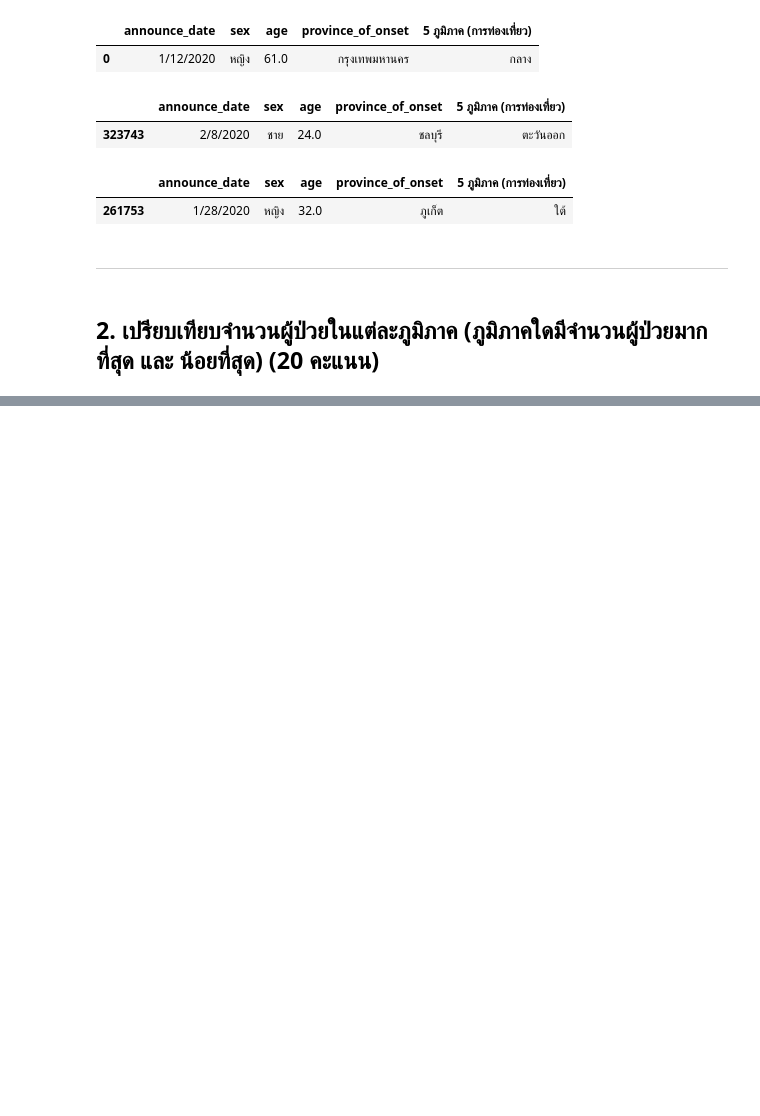
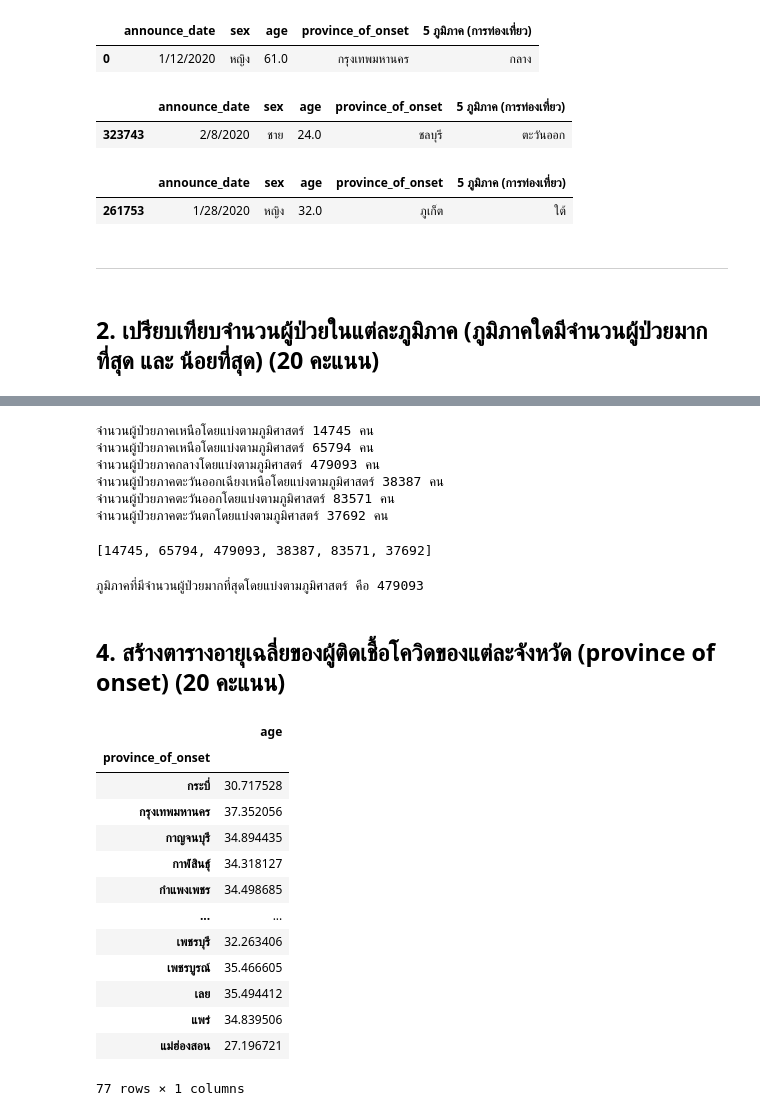
Before and after one commit to 6230204513/data_viz_2022, a Jupyter notebook: BasicPython&DataViz_midterm2022.ipynb, the cells around one changed output, grey strips where cells are left out. Saved outputs shown, nothing was run; the diff lists cells and outputs as text; code cells hidden in the pictures; blank space fills up the shorter version.

```diff
--- a/BasicPython&DataViz_midterm2022.ipynb
+++ b/BasicPython&DataViz_midterm2022.ipynb
@@ -344,0 +449,57 @@ Test4_s.head(1)
+# %%
+north = np.sum(covid_data_on['6 ภูมิภาค (ภูมิศาสตร์)']=='เหนือ')
+print(f'จำนวนผู้ป่วยภาคเหนือโดยแบ่งตามภูมิศาสตร์ {north} คน')
+
+south = np.sum(covid_data_on['6 ภูมิภาค (ภูมิศาสตร์)']=='ใต้')
+print(f'จำนวนผู้ป่วยภาคเหนือโดยแบ่งตามภูมิศาสตร์ {south} คน')
+
+central = np.sum(covid_data_on['6 ภูมิภาค (ภูมิศาสตร์)']=='กลาง')
+print(f'จำนวนผู้ป่วยภาคกลางโดยแบ่งตามภูมิศาสตร์ {central} คน')
+
+northeast = np.sum(covid_data_on['6 ภูมิภาค (ภูมิศาสตร์)']=='ตะวันออกเฉียงเหนือ')
+print(f'จำนวนผู้ป่วยภาคตะวันออกเฉียงเหนือโดยแบ่งตามภูมิศาสตร์ {northeast} คน')
+
+eastern = np.sum(covid_data_on['6 ภูมิภาค (ภูมิศาสตร์)']=='ตะวันออก')
+print(f'จำนวนผู้ป่วยภาคตะวันออกโดยแบ่งตามภูมิศาสตร์ {eastern} คน')
+
+western = np.sum(covid_data_on['6 ภูมิภาค (ภูมิศาสตร์)']=='ตะวันตก')
+print(f'จำนวนผู้ป่วยภาคตะวันตกโดยแบ่งตามภูมิศาสตร์ {western} คน')
+# %% [output]
+จำนวนผู้ป่วยภาคเหนือโดยแบ่งตามภูมิศาสตร์ 14745 คน
+จำนวนผู้ป่วยภาคเหนือโดยแบ่งตามภูมิศาสตร์ 65794 คน
+จำนวนผู้ป่วยภาคกลางโดยแบ่งตามภูมิศาสตร์ 479093 คน
+จำนวนผู้ป่วยภาคตะวันออกเฉียงเหนือโดยแบ่งตามภูมิศาสตร์ 38387 คน
+จำนวนผู้ป่วยภาคตะวันออกโดยแบ่งตามภูมิศาสตร์ 83571 คน
+จำนวนผู้ป่วยภาคตะวันตกโดยแบ่งตามภูมิศาสตร์ 37692 คน
+# %%
+numpeople = [north, south, central, northeast, eastern, western ]
+numpeople
+# %% [output]
+[14745, 65794, 479093, 38387, 83571, 37692]
+# %%
+numpeople.sort()
+max = numpeople[-1]
+print(f'ภูมิภาคที่มีจำนวนผู้ป่วยมากที่สุดโดยแบ่งตามภูมิศาสตร์ คือ {max} ')
+# %% [output]
+ภูมิภาคที่มีจำนวนผู้ป่วยมากที่สุดโดยแบ่งตามภูมิศาสตร์ คือ 479093
+# %% [markdown]
+## 4. สร้างตารางอายุเฉลี่ยของผู้ติดเชื้อโควิดของแต่ละจังหวัด (province of onset) (20 คะแนน)
+# %%
+data_mid_4 = covid_data_on.groupby('province_of_onset').mean() #จัดกลุ่มข้อมูล province_of_onset ที่ซ้ำกัน จากตาราง covid_data_on และหาค่าเฉลี่ยของอายุแต่ละจังหวัดตาม province_of_onset
+table_data_mid_4 = data_mid_4[['age']]
+table_data_mid_4
+# %% [output]
+|  | age |
+| province_of_onset |  |
+| กระบี่ | 30.717528 |
+| กรุงเทพมหานคร | 37.352056 |
+| กาญจนบุรี | 34.894435 |
+| กาฬสินธุ์ | 34.318127 |
+| กำแพงเพชร | 34.498685 |
+| ... | ... |
+| เพชรบุรี | 32.263406 |
+| เพชรบูรณ์ | 35.466605 |
+| เลย | 35.494412 |
+| แพร่ | 34.839506 |
+| แม่ฮ่องสอน | 27.196721 |
+77 rows × 1 columns
```
Also changed, not shown: parts of 19 cells of this notebook.
